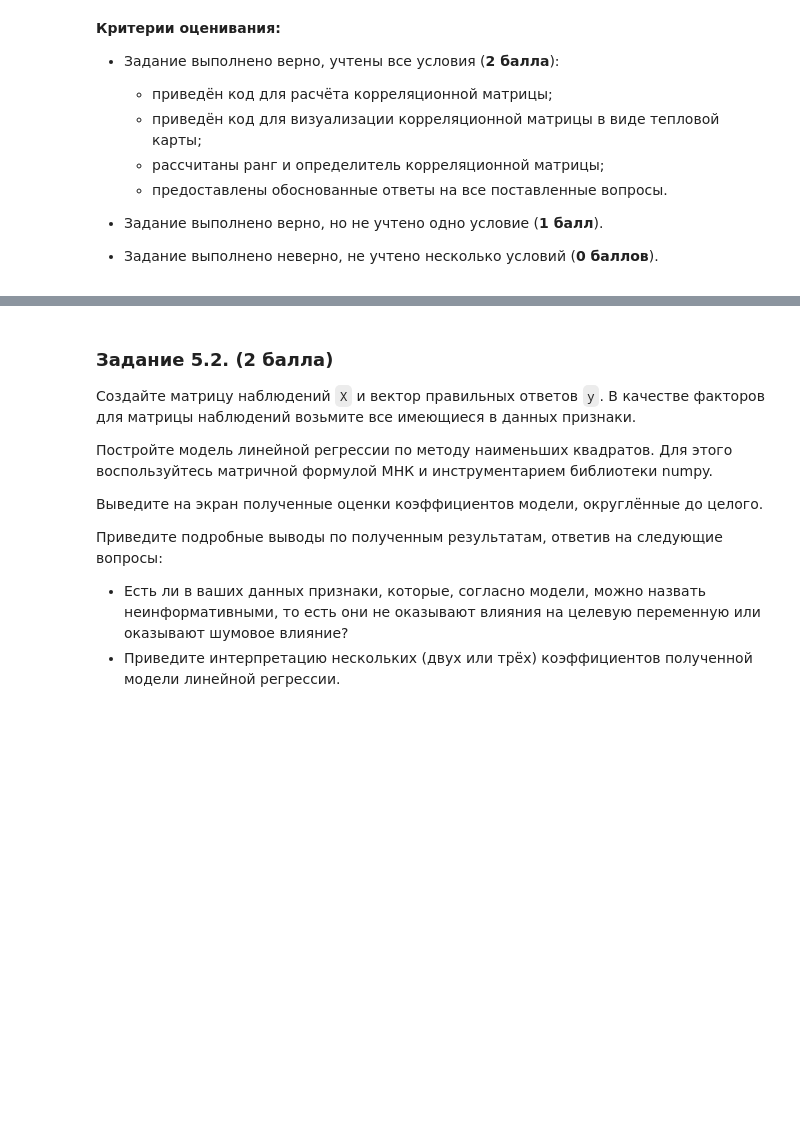
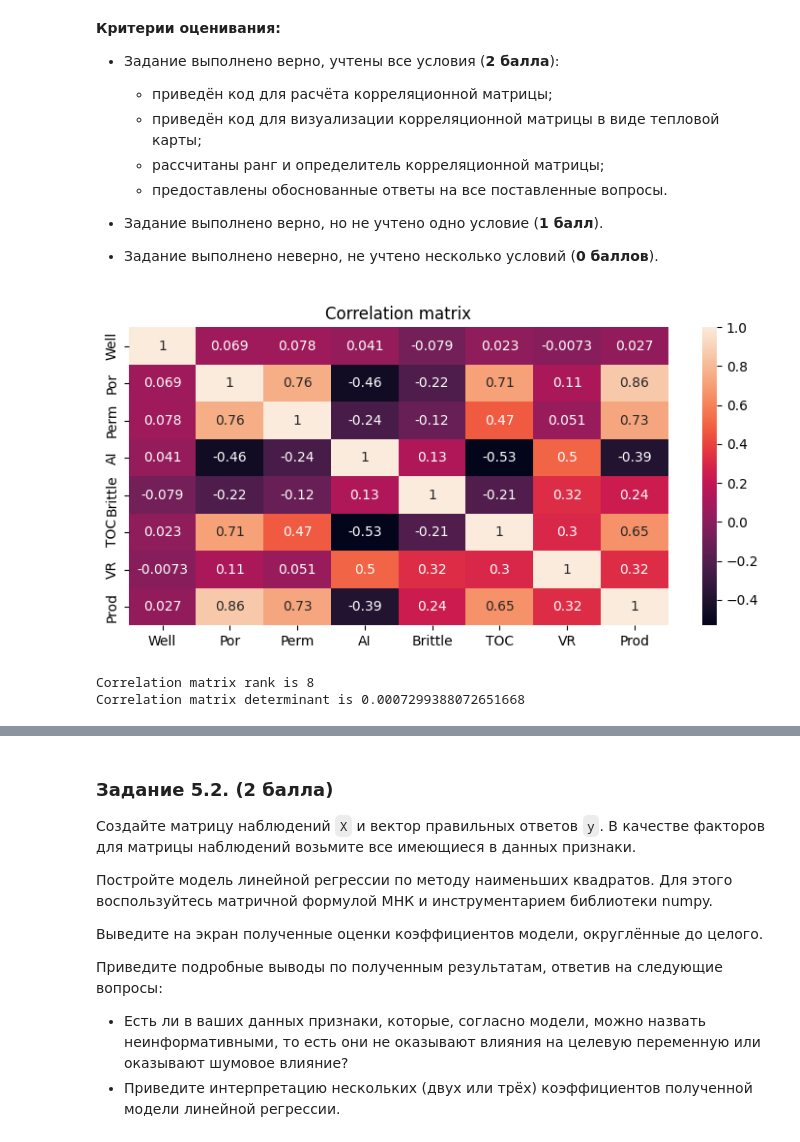
Before and after one commit to Blooodniy/SF_DS, a Jupyter notebook: MATH&ML/MATH&ML-2. Линейная алгебра в контексте линейных методов. Часть II/MATH_ML-2._Практика.ipynb, the cells around one changed output, grey strips where cells are left out. Cells and saved outputs as stored; diff of their text form; code cells hidden in the pictures; blank space fills up the shorter version.

```diff
--- a/MATH&ML/MATH&ML-2. Линейная алгебра в контексте линейных методов. Часть II/MATH_ML-2._Практика.ipynb
+++ b/MATH&ML/MATH&ML-2. Линейная алгебра в контексте линейных методов. Часть II/MATH_ML-2._Практика.ipynb
@@ -89,5 +136,21 @@ data.head()
 - Задание выполнено верно, но не учтено одно условие (**1 балл**).
 - Задание выполнено неверно, не учтено несколько условий (**0 баллов**).
 # %%
-# Ваш код здесь
+# Центрируем
+A_cent =  data - data.mean(axis=0)
+# Нормируем
+A_st = A_cent / np.linalg.norm(A_cent, axis=0)
+# Вычисляем матрицу корреляций
+C = A_st.T @ A_st
+# Строим тепловую карту
+plt.figure(figsize=(9, 4))
+plt.title('Correlation matrix')
+sns.heatmap(C, annot=True)
+plt.show()
+# Вычисляем ранг и определитель
+print(f'Correlation matrix rank is {np.linalg.matrix_rank(C)} \nCorrelation matrix determinant is {np.linalg.det(C)}')
+# %% [output]
+[figure, added]
+Correlation matrix rank is 8
+Correlation matrix determinant is 0.0007299388072651668
 # %% [markdown]
```
Also changed, not shown: parts of 12 cells of this notebook, 1 other file.
